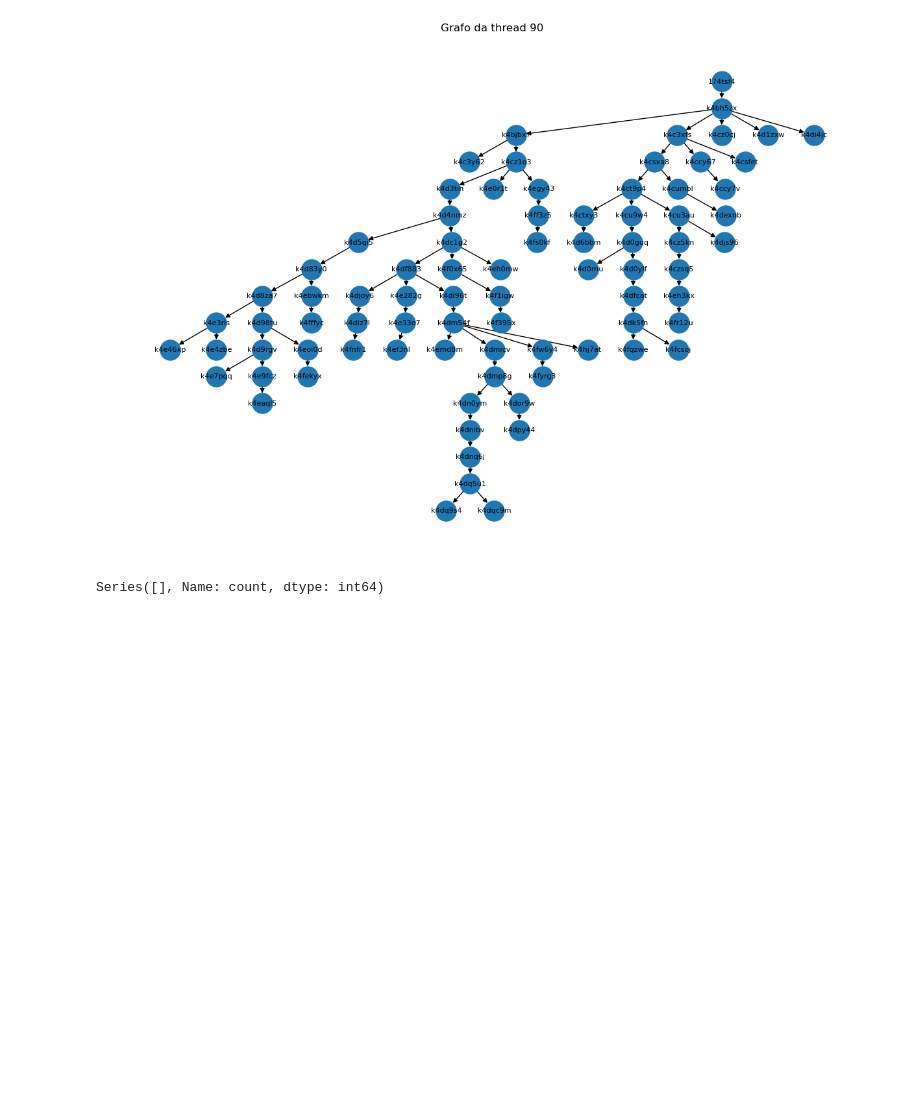
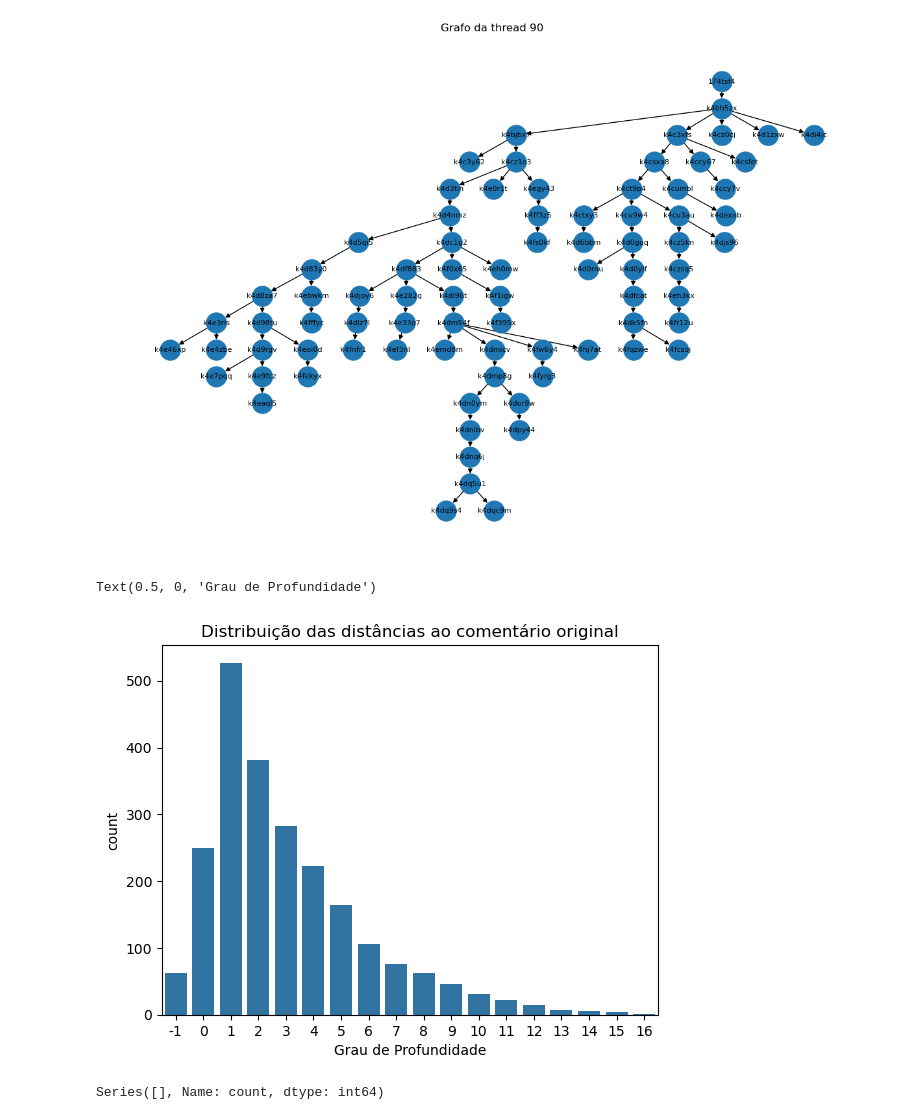
Before and after one commit to moriija/Deteccao-de-Posicionamento, a Jupyter notebook: analise dataset (final).ipynb, the cells around one changed output. Drawn from its saved outputs; the diff is of its cells as text; code cells hidden in the pictures; blank space fills up the shorter version.

```diff
--- a/analise dataset (final).ipynb
+++ b/analise dataset (final).ipynb
@@ -181,6 +181,17 @@ G_postagem = criar_grafo(df_postagem)
 visualizar_grafo(G_postagem, titulo='Grafo da thread ' + str(thread_id))
 # %% [output]
 [figure]
+# %%
+from calcular_grau_distancia import DepthCalculator
+calculadora_graus = DepthCalculator(df)
+df_graus = calculadora_graus.calcular_grau_distancia()
+df_graus['grau_distancia'] = df_graus['grau_distancia'].fillna(-1).astype(int)
+sns.countplot(x='grau_distancia', data=df_graus)
+plt.title('Distribuição das distâncias ao comentário original')
+plt.xlabel('Grau de Profundidade')
+# %% [output]
+Text(0.5, 0, 'Grau de Profundidade')
+[figure, added]
 # %%
 df[df['id'] == '15h8cpw'].value_counts()  # 0
 # %% [output]
```
Also changed, not shown: parts of 4 cells of this notebook, 7 other files.
